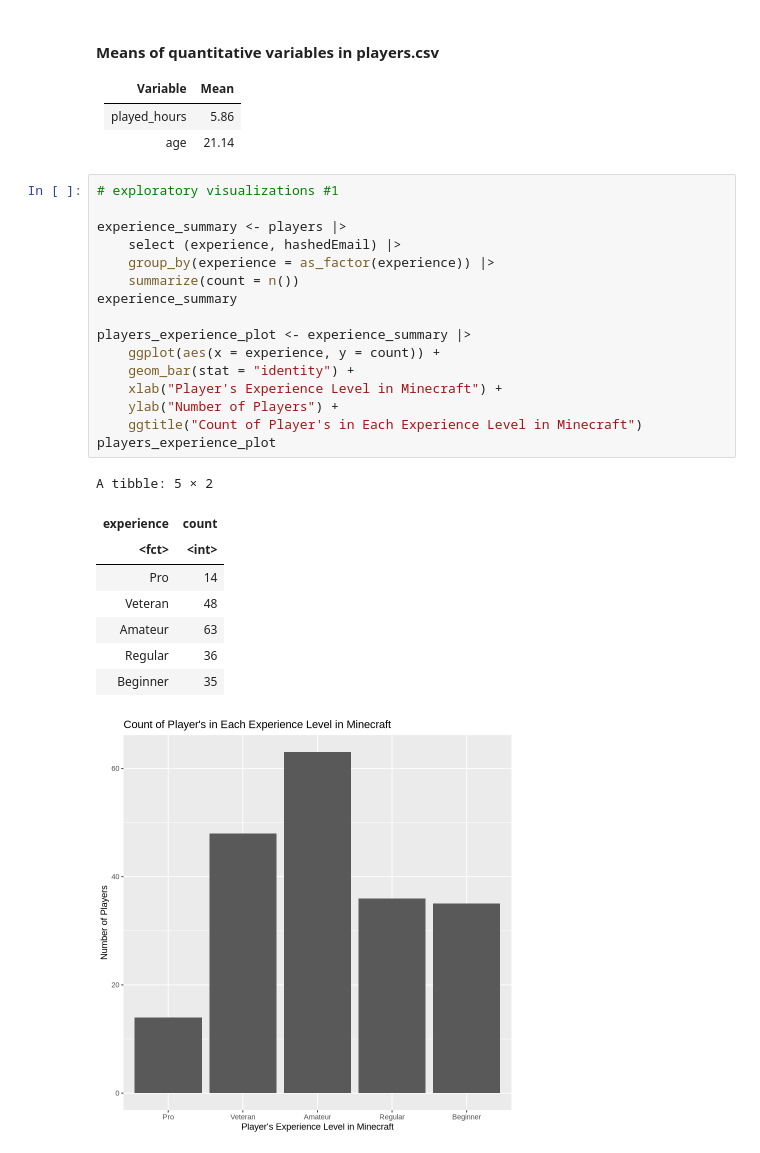
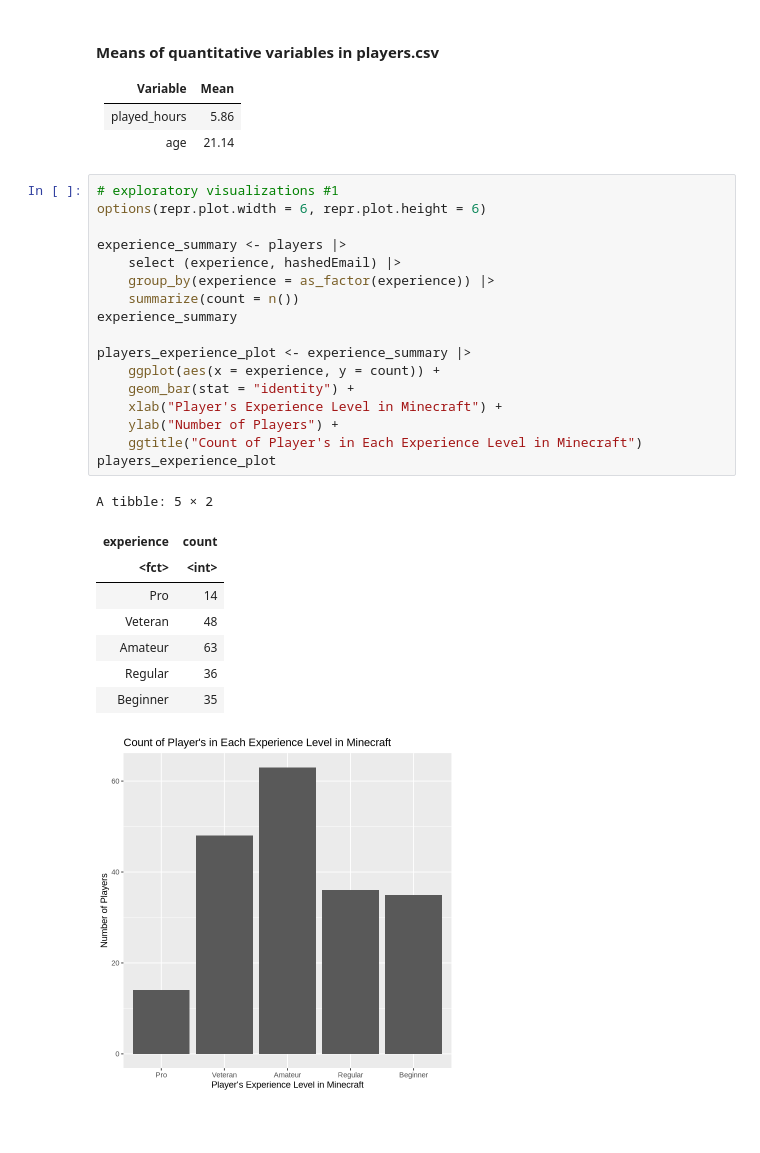
Before and after one commit to whendyliow/ds_100_project, a Jupyter notebook: planning_report.ipynb, the cells around one changed output. Drawn from its saved outputs; the diff is of its cells as text; blank space fills up the shorter version.

```diff
--- a/planning_report.ipynb
+++ b/planning_report.ipynb
@@ -181,29 +195,30 @@ A tibble: 1 × 2
 | age | 21.14|
 # %%
 # exploratory visualizations #1
+options(repr.plot.width = 6, repr.plot.height = 6)
 
 experience_summary <- players |>
     select (experience, hashedEmail) |>
     group_by(experience = as_factor(experience)) |>
     summarize(count = n())
 experience_summary
 
 players_experience_plot <- experience_summary |>
     ggplot(aes(x = experience, y = count)) +
     geom_bar(stat = "identity") +
     xlab("Player's Experience Level in Minecraft") +
     ylab("Number of Players") +
     ggtitle("Count of Player's in Each Experience Level in Minecraft")
 players_experience_plot
 # %% [output]
 A tibble: 5 × 2
 | experience | count |
 | <fct> | <int> |
 | Pro | 14 |
 | Veteran | 48 |
 | Amateur | 63 |
 | Regular | 36 |
 | Beginner | 35 |
-[figure, old version]
+[figure, new version]
 # %%
 # exploratory visualizations #2
```
Also changed, not shown: parts of 3 cells of this notebook.
